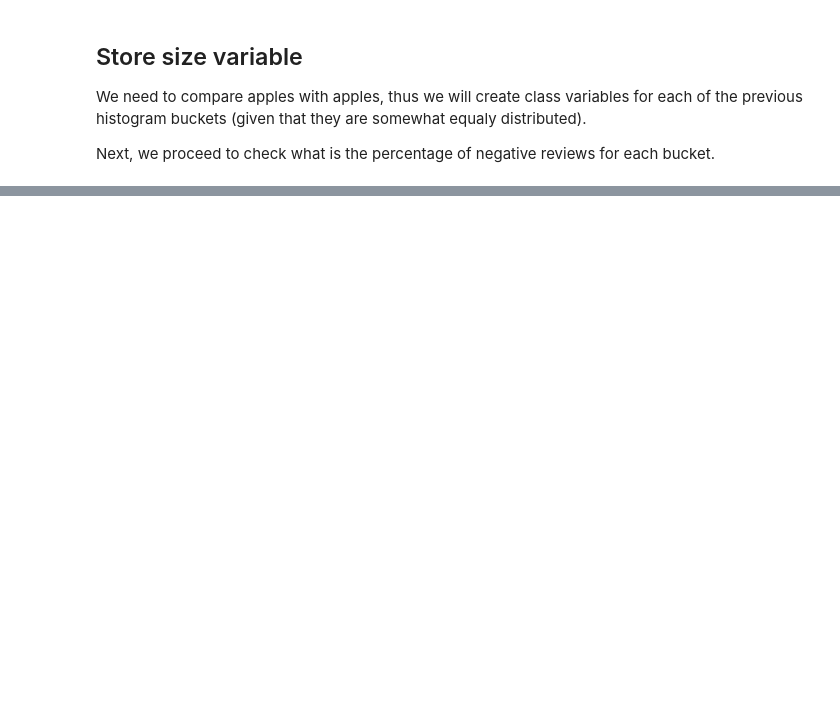
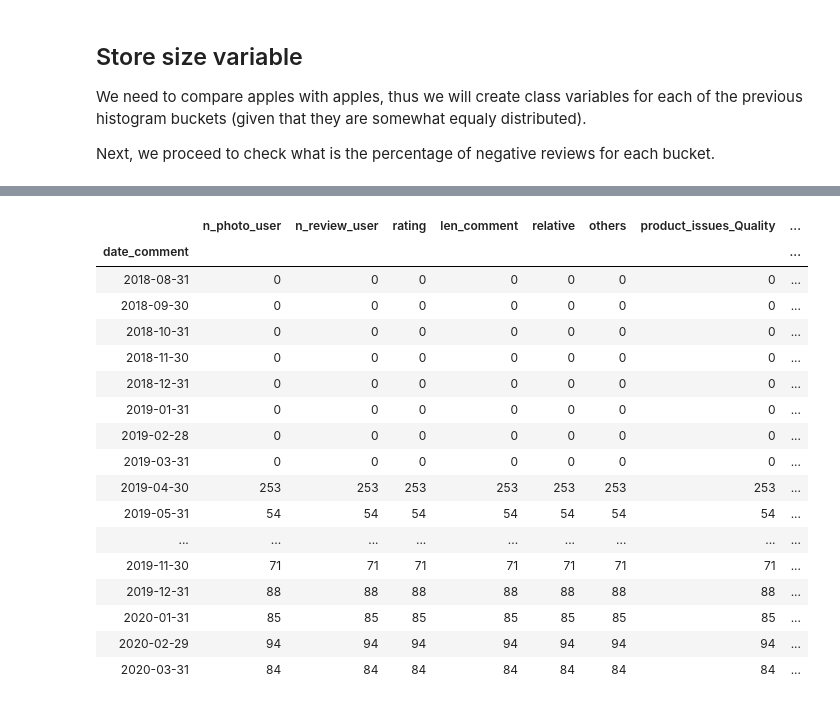
Before and after one commit to SPTime19/notebooks, a Jupyter notebook: EDA/PersistentProblems.ipynb, the cells around one changed output, grey strips where cells are left out. Drawn from its saved outputs; the diff is of its cells as text; code cells hidden in the pictures; blank space fills up the shorter version.

```diff
--- a/EDA/PersistentProblems.ipynb
+++ b/EDA/PersistentProblems.ipynb
@@ -57,0 +72,4 @@ dff.head()
+# %%
+# Merge both datasets
+df_final = pd.concat([dff.loc[~(dff.id_review.isin(dff_tagged.id_review))], dff_tagged], axis=0)
+df_final.describe()
@@ -67,8 +95,8 @@ def get_stores_ids(gb_df):
 
     return gb_df.apply(lambda x: store_map[f"{x['latitude']}_{x['longitude']}"], axis=1)
 
-dff["store_id"] = get_stores_ids(dff)
-dff.store_id.head()
+df_final["store_id"] = get_stores_ids(df_final)
+df_final.store_id.head()
 # %% [output]
 0    magazine-luiza_0
 1    magazine-luiza_0
@@ -112,5 +188,5 @@ def map_size_class(value):
     else:
         return "t0"
 
-store_class_map = dff.groupby("store_id").count().id_review.apply(lambda x: map_size_class(x))
-store_class_map.head()
+store_class_map = df_final.groupby("store_id").count().id_review.apply(lambda x: map_size_class(x))
+store_class_map = store_class_map.to_dict()
@@ -224,0 +193,4 @@ dff.resample('M').sum()
+# %%
+# Add store type to main df
+df_final["store_type"] = df_final["store_id"].apply(lambda x: store_class_map[x])
+df_final.head()
@@ -224,0 +208,22 @@ dff.resample('M').sum()
+# %%
+test1 = df_final.fillna(0).groupby(["store_type","date_comment"]).mean().loc['t1',:].resample('M').count()
+test1.tail(20)
+# %% [output]
+|  | n_photo_user | n_review_user | rating | len_comment | relative | others | product_issues_Quality | ... |
+| date_comment |  |  |  |  |  |  |  | ... |
+| 2018-08-31 | 0 | 0 | 0 | 0 | 0 | 0 | 0 | ... |
+| 2018-09-30 | 0 | 0 | 0 | 0 | 0 | 0 | 0 | ... |
+| 2018-10-31 | 0 | 0 | 0 | 0 | 0 | 0 | 0 | ... |
+| 2018-11-30 | 0 | 0 | 0 | 0 | 0 | 0 | 0 | ... |
+| 2018-12-31 | 0 | 0 | 0 | 0 | 0 | 0 | 0 | ... |
+| 2019-01-31 | 0 | 0 | 0 | 0 | 0 | 0 | 0 | ... |
+| 2019-02-28 | 0 | 0 | 0 | 0 | 0 | 0 | 0 | ... |
+| 2019-03-31 | 0 | 0 | 0 | 0 | 0 | 0 | 0 | ... |
+| 2019-04-30 | 253 | 253 | 253 | 253 | 253 | 253 | 253 | ... |
+| 2019-05-31 | 54 | 54 | 54 | 54 | 54 | 54 | 54 | ... |
+| ... | ... | ... | ... | ... | ... | ... | ... | ... |
+| 2019-11-30 | 71 | 71 | 71 | 71 | 71 | 71 | 71 | ... |
+| 2019-12-31 | 88 | 88 | 88 | 88 | 88 | 88 | 88 | ... |
+| 2020-01-31 | 85 | 85 | 85 | 85 | 85 | 85 | 85 | ... |
+| 2020-02-29 | 94 | 94 | 94 | 94 | 94 | 94 | 94 | ... |
+| 2020-03-31 | 84 | 84 | 84 | 84 | 84 | 84 | 84 | ... |
```
Also changed, not shown: parts of 34 cells of this notebook.
